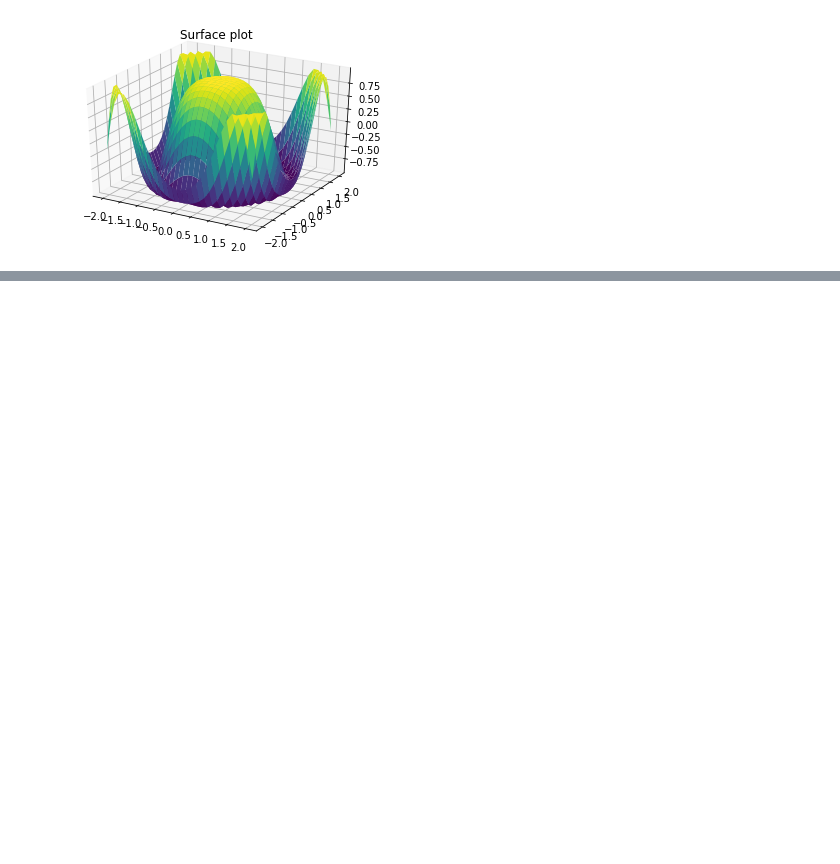
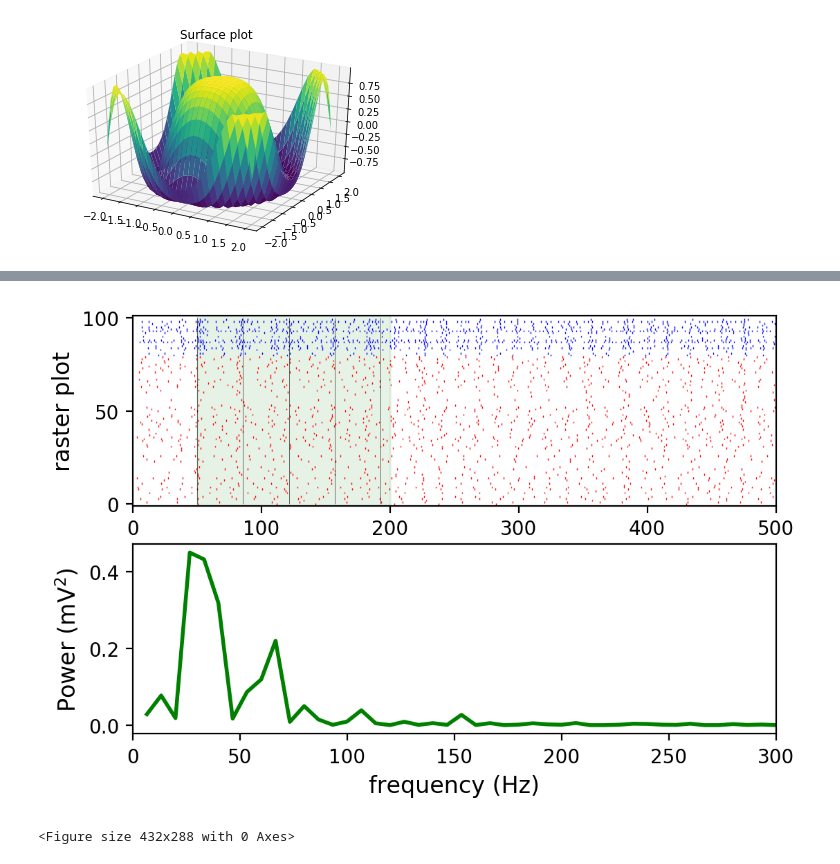
Before and after one commit to jyKim-97/NNoscillation, a Jupyter notebook: LIFnetwork/analysis_result.ipynb, the cells around one changed output, grey strips where cells are left out. Drawn from its saved outputs; the diff is of its cells as text; code cells hidden in the pictures; blank space fills up the shorter version.

```diff
--- a/LIFnetwork/analysis_result.ipynb
+++ b/LIFnetwork/analysis_result.ipynb
@@ -119,0 +149,51 @@ plt.show()
+# %%
+# voltage response
+t = np.arange(0, nrn._tmax+nrn._dt/2, nrn._dt)
+# seed = 1010
+seed = 6000
+row = 19
+col = 10
+fname = '%d_ntk_calc_vals_%d_%d.pickle'%(seed, row, col)
+with open(fdir+fname, 'rb') as f:
+    vs = pkl.load(f)
+v_avg = np.average(vs, axis=1)
+
+with open(fdir+'%d_ntk_info.pickle'%(seed), 'rb') as f:
+    info = pkl.load(f)
+    gexc = pkl.load(f)
+# %%
+t0 = 50
+t1 = 200
+f_time = np.arange(t0, t1, 1e3/28)
+# %%
+label_props = {'FontSize': 12}
+
+plt.figure(dpi=200, figsize=(6, 4))
+
+plt.subplot(211)
+for i in range(vs.shape[1]):
+    if i < 80:
+        c = 'r'
+    else:
+        c = 'b'
+    plt.vlines(t[vs[:, i] == 30], i-0.5, i+0.5, lw=0.5, color=c)
+plt.vlines(f_time, 0, 100, 'k', lw=0.2)
+plt.fill_between([50, 200], 105, -5, alpha=0.1, color='g')
+plt.ylim([-1, 101])
+plt.xlim([0, 500])
+plt.xlabel('time (ms)', **label_props)
+plt.ylabel('raster plot', **label_props)
+
+plt.subplot(212)
+plt.plot(freq[1:], vffts[row][col][n]**2, 'g', lw=2)
+plt.xlim([0, 300])
+plt.xlabel('frequency (Hz)', **label_props)
+plt.ylabel(r'Power (mV$^{2}$)', **label_props)
+
+plt.show()
+
+plt.tight_layout()
+plt.show()
+# %% [output]
+[figure, added]
+<Figure size 432x288 with 0 Axes>
```
Also changed, not shown: parts of 17 cells of this notebook, 2 other files.
